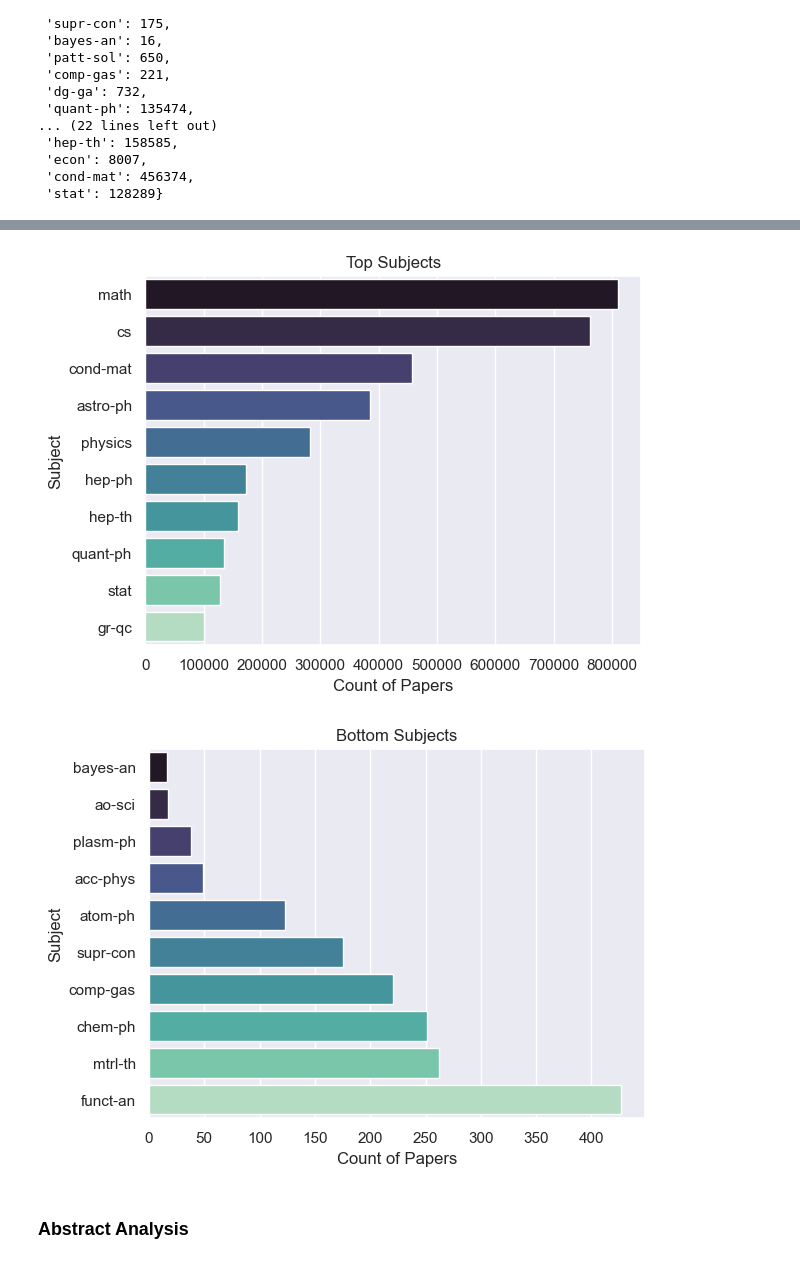
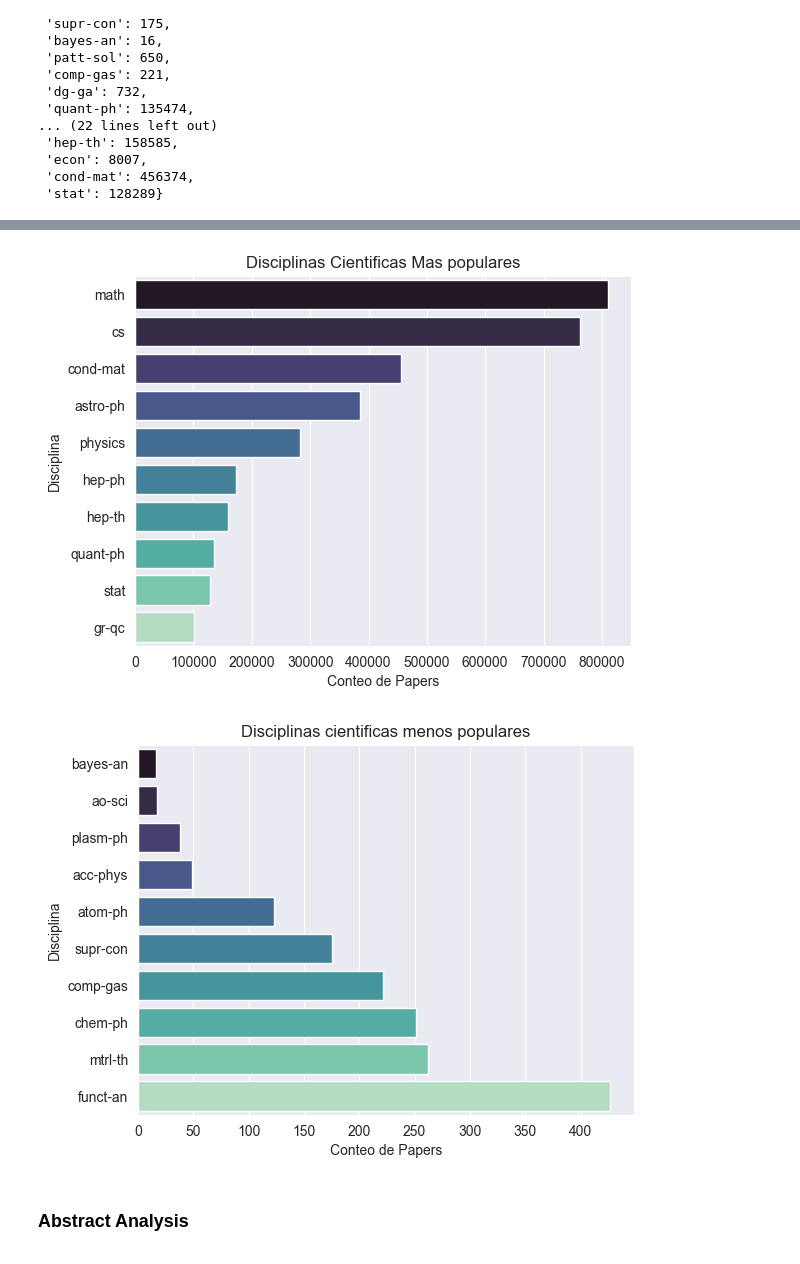
Before and after one commit to LewisPons/arxiv-paper-recommender-system, a Jupyter notebook: notebooks/eda.ipynb, the cells around one changed output, grey strips where cells are left out. Drawn from its saved outputs; the diff is of its cells as text; code cells hidden in the pictures.

```diff
--- a/notebooks/eda.ipynb
+++ b/notebooks/eda.ipynb
@@ -216,7 +294,7 @@ def augment_subject_of_categories(categories_dict: Dict[str, int]):
 # %%
 consolidated_list = [[key, value] for key, value in category_consolidate.items()]
-count_cats_df = pd.DataFrame.from_records(consolidated_list, columns=['Subject', 'Count_papers']) \
-                .sort_values(by='Count_papers', ascending=False) \
+count_cats_df = pd.DataFrame.from_records(consolidated_list, columns=['Subject', 'count_categories']) \
+                .sort_values(by='count_categories', ascending=False) \
                 .reset_index(drop=True)
-count_cats_df.head()
+count_cats_df.head(10)
 # %% [output]
@@ -242,23 +312,23 @@ count_cats_df.head()
 # %%
-sns.barplot(x='Count_papers', y='Subject', data=count_cats_df.nlargest(10, 'Count_papers'), palette="mako")
+sns.barplot(x='count_categories', y='Subject', data=count_cats_df.nlargest(10, 'count_categories'), palette="mako")
 
-plt.xlabel('Count of Papers')
-plt.ylabel('Subject')
-plt.title('Top Subjects')
+plt.xlabel('Conteo de Papers')
+plt.ylabel('Disciplina')
+plt.title('Disciplinas Cientificas Mas populares')
 plt.show()
 # %% [output]
-[figure, old version]
+[figure, new version]
 # %%
-sns.barplot(x='Count_papers', y='Subject',
-            data=count_cats_df.nsmallest(10, 'Count_papers'),
+sns.barplot(x='count_categories', y='Subject',
+            data=count_cats_df.nsmallest(10, 'count_categories'),
             palette="mako")
 
-plt.xlabel('Count of Papers')
-plt.ylabel('Subject')
-plt.title('Bottom Subjects')
+plt.xlabel('Conteo de Papers')
+plt.ylabel('Disciplina')
+plt.title('Disciplinas cientificas menos populares')
 plt.show()
 # %% [output]
-[figure, old version]
+[figure, new version]
 # %% [markdown]
 ### Abstract Analysis
 # %%
```
Also changed, not shown: parts of 32 cells of this notebook, 18 other files.
